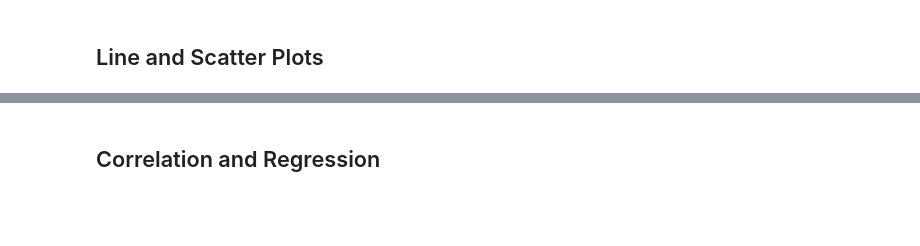
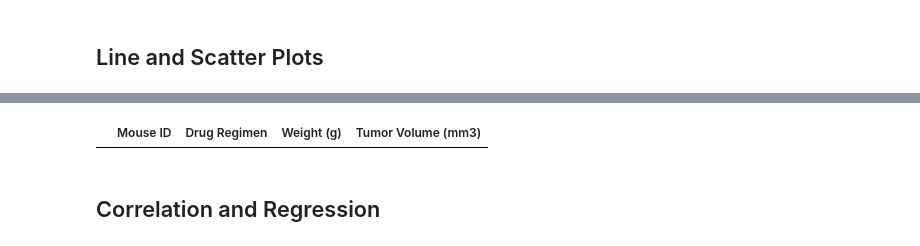
Before and after one commit to jenniecinelli/matplotlib, a Jupyter notebook: Pymaceuticals/pymaceuticals_starter.ipynb, the cells around one changed output, grey strips where cells are left out. Saved outputs shown, nothing was run; the diff lists cells and outputs as text; code cells hidden in the pictures; blank space fills up the shorter version.

```diff
--- a/Pymaceuticals/pymaceuticals_starter.ipynb
+++ b/Pymaceuticals/pymaceuticals_starter.ipynb
@@ -482,3 +506,43 @@ plt.show()
+# %%
+# Generate a scatter plot of average tumor volume vs. mouse weight for the Capomulin regimen
+#grab relevant columns from original clean df
+new_data = clean_data_df[["Mouse ID", "Drug Regimen", "Weight (g)", "Tumor Volume (mm3)"]]
+
+#only data for capomulin
+capomulin_data = new_data.loc[(new_data['Drug Regimen']=='Capomulin'), :]
+
+# Calculate tumor volume average for each mouse:
+grouped_capomulin = clean_data_df.groupby('Mouse ID')["Tumor Volume (mm3)"].mean()
+
+# Merge this group df with the original dataframe to get the tumor volume at the last timepoint
+merged_capomulin = pd.merge(capomulin_data, grouped_capomulin, on=["Mouse ID", "Tumor Volume (mm3)"])
+
+#drop tumor volume y
+#del combined_drug_df['Tumor Volume (mm3)_x']
+
+#rename tumor volume x
+#combined_drug_df = combined_drug_df.rename(columns={"Tumor Volume (mm3)_y": "Tumor Volume (mm3)"})
+
+#show sample of data table
+#combined_drug_df.head()
+#avg_volume = grouped_capomulin["Tumor Volume (mm3)"].mean().tolist()
+merged_capomulin
+
+#capomulin_data['Avg Volume Data'] = avg_vol
+#capomulin_data
+
+
+#capomulin_data.plot(kind="scatter",
+#                    x="Tumor Volume (mm3)",
+#                    y="Weight (g)",
+#                    grid=False,
+#                    figsize=(8,8),
+#                    marker='*',
+#                    color="darkgreen",
+#                    title="Average Tumor Volume vs. Mouse Weight on Drug Regimen: Capomulin")
+#plt.show()
+# %% [output]
+|  | Mouse ID | Drug Regimen | Weight (g) | Tumor Volume (mm3) |
 # %% [markdown]
 ## Correlation and Regression
 # %%
```
Also changed, not shown: parts of 11 cells of this notebook.
